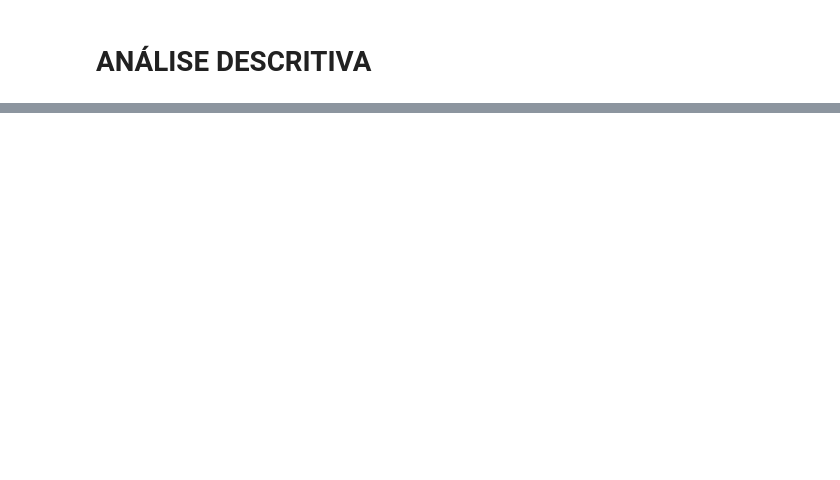
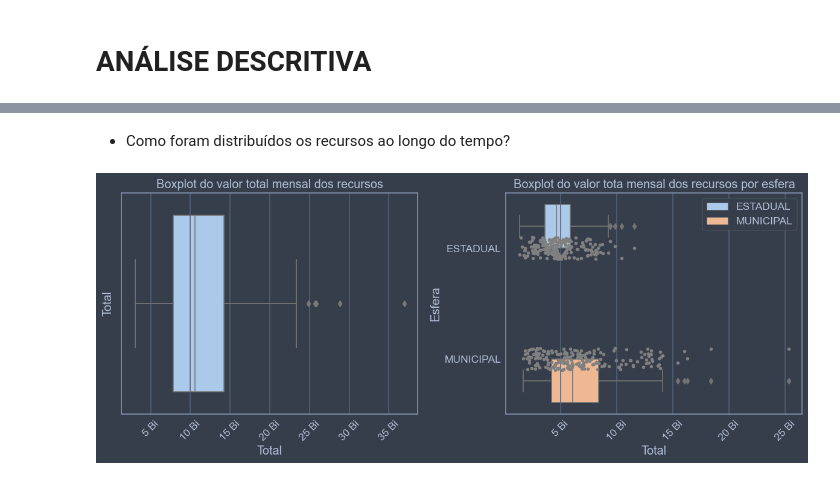
Before and after one commit to AdrianSBar/Repasses_FUNDEB, a Jupyter notebook: 1_DDA.ipynb, the cells around one changed output, grey strips where cells are left out. Cells and saved outputs as stored; diff of their text form; code cells hidden in the pictures; blank space fills up the shorter version.

```diff
--- a/1_DDA.ipynb
+++ b/1_DDA.ipynb
@@ -404,0 +101,3 @@ g.show()
+# %%
+df_base = pd.read_parquet('./DATASETS/finally_data.parquet')
+df_base.head(5)
@@ -404,0 +132,50 @@ g.show()
+# %% [markdown]
+- Como foram distribuídos os recursos ao longo do tempo?
+# %%
+# Gráfico de caixa
+fig, axis = plt.subplots(1,2,figsize=(12,5))
+
+## Gráfico 01
+### Dados gráfico
+df = df_base.copy()
+df = df.groupby(['data']).sum()
+df.head()
+### Gráfico
+g = sns.boxplot(
+    data=df,
+    ax=axis[0],
+    x='total',
+    # formatter=f'{:,.2f}'
+    )
+### Configurações
+axis[0].set(title='Boxplot do valor total mensal dos recursos', xlabel='Total', ylabel='Total')
+axis[0].tick_params(axis='x', rotation=45)
+
+## Gráfico 02
+### Dados gráfico
+df = df_base.groupby(['data', 'esfera']).sum().reset_index()
+### Gráfico
+g2 = sns.boxplot(
+    data=df,
+    ax=axis[1],
+    y='esfera',
+    x='total',
+    hue='esfera'
+    )
+### Configurações
+axis[1].set(title='Boxplot do valor tota mensal dos recursos por esfera', ylabel='Esfera', xlabel='Total')
+axis[1].tick_params(axis='x', rotation=45)
+sns.stripplot(df, x="total", y="esfera", size=4, color="gray")
+
+## Configurações gerais
+def currency(x, pos):
+    return f'{x/1e9:.0f} Bi'
+for axi in axis:
+    axi.xaxis.set_major_formatter(currency)
+
+
+## Plot
+plt.tight_layout()
+plt.show()
+# %% [output]
+[figure, added]
```
Also changed, not shown: parts of 66 cells of this notebook, 4 other files.
